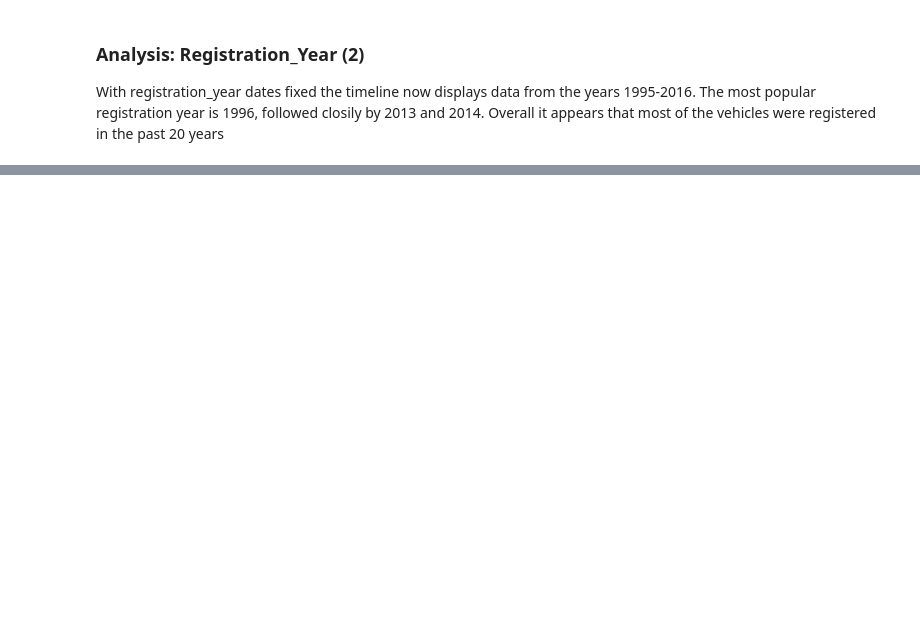
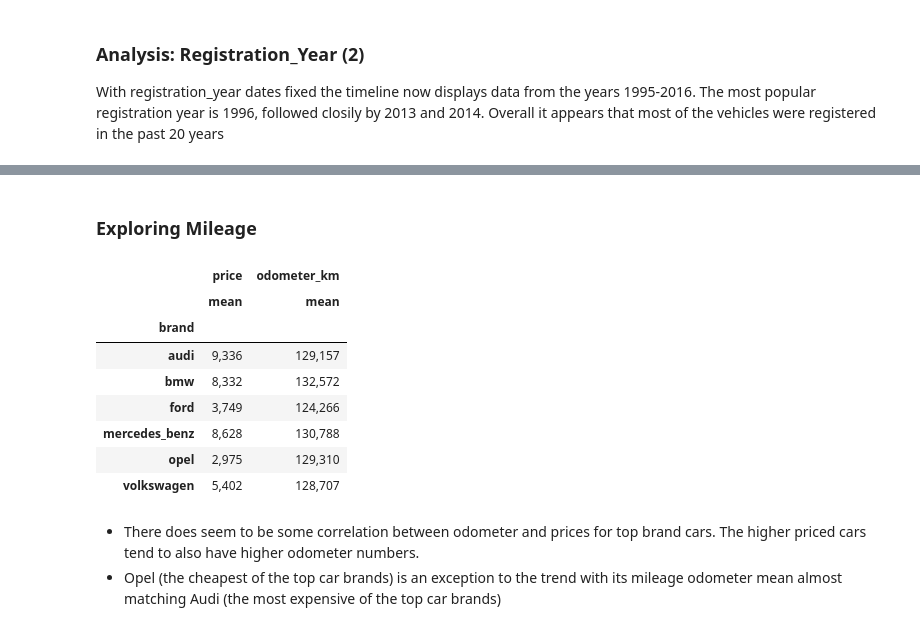
Before and after one commit to drusho/data_analysis, a Jupyter notebook: Exploring_Car_Sales_Data.ipynb, the cells around one changed output, grey strips where cells are left out. Drawn from its saved outputs; the diff is of its cells as text; code cells hidden in the pictures; blank space fills up the shorter version.

```diff
--- a/Exploring_Car_Sales_Data.ipynb
+++ b/Exploring_Car_Sales_Data.ipynb
@@ -573,0 +707,18 @@ With registration_year dates fixed the timeline now displays data from the years
+# %% [markdown]
+### Exploring Mileage
+# %%
+# Mean Top 6 brands aggregated by Price and Odometer
+brand_query.groupby('brand')[['price','odometer_km']].agg(['mean']).astype(int).style.background_gradient(cmap=cm).format('{:,}')
+# %% [output]
+|  | price | odometer_km |
+|  | mean | mean |
+| brand |  |  |
+| audi | 9,336 | 129,157 |
+| bmw | 8,332 | 132,572 |
+| ford | 3,749 | 124,266 |
+| mercedes_benz | 8,628 | 130,788 |
+| opel | 2,975 | 129,310 |
+| volkswagen | 5,402 | 128,707 |
+# %% [markdown]
+- There does seem to be some correlation between odometer and prices for top brand cars.  The higher priced cars tend to also have higher odometer numbers.
+- Opel (the cheapest of the top car brands) is an exception to the trend with its mileage odometer mean almost matching Audi (the most expensive of the top car brands)
```
Also changed, not shown: parts of 21 cells of this notebook.
